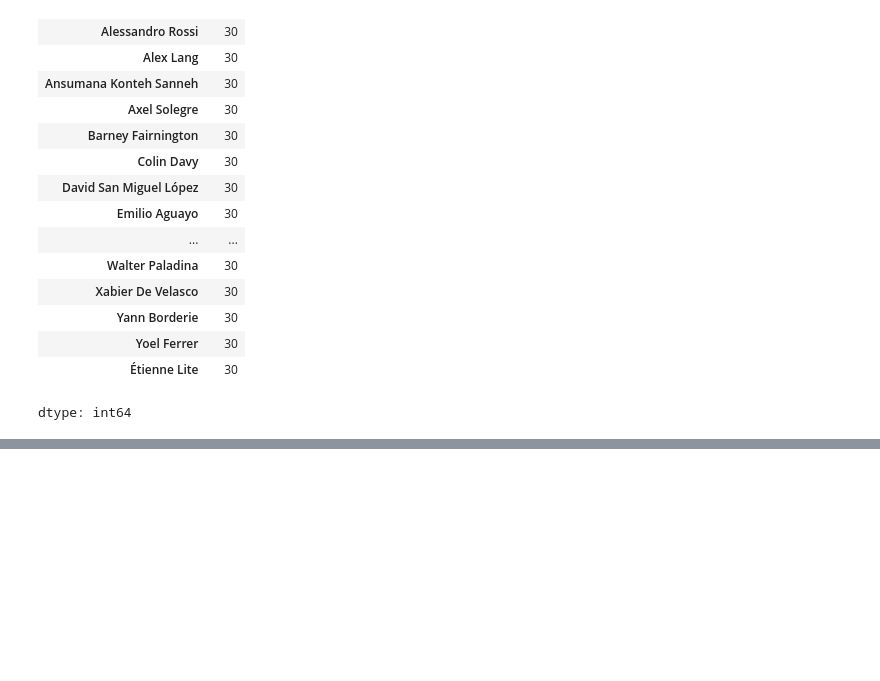
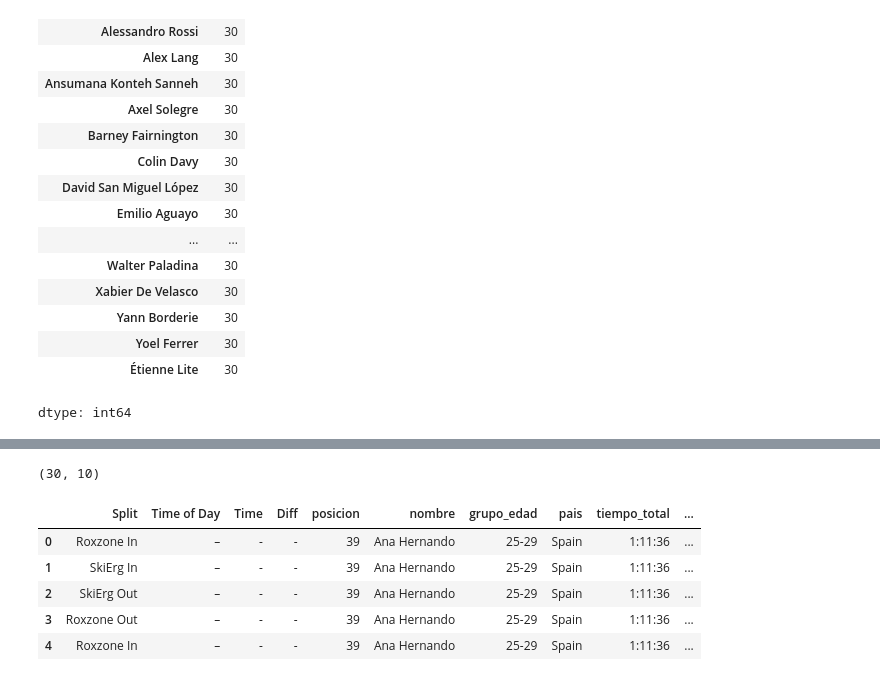
Before and after one commit to JaimeTS/hyrox-analysis, a Jupyter notebook: notebooks/01_scraping_hyrox.ipynb, the cells around one changed output, grey strips where cells are left out. Drawn from its saved outputs; the diff is of its cells as text; code cells hidden in the pictures; blank space fills up the shorter version.

```diff
--- a/notebooks/01_scraping_hyrox.ipynb
+++ b/notebooks/01_scraping_hyrox.ipynb
@@ -879,0 +933,53 @@ df_splits_todos.to_csv("barcelona2026_hyrox_men_splits.csv", index=False)
+# %%
+def extraer_splits_atleta(fila_atleta):
+    url_resultado = fila_atleta["analyze_url"]
+    url_splits = url_resultado + "?tab=splits"
+
+    response = requests.get(url_splits, headers=headers)
+
+    tablas = pd.read_html(StringIO(response.text))
+
+    tablas_limpias = []
+
+    for tabla in tablas:
+        # Solo nos interesan tablas con las 4 columnas de splits
+        if tabla.shape[1] != 4:
+            continue
+
+        tabla = tabla.copy()
+        tabla.columns = ["Split", "Time of Day", "Time", "Diff"]
+
+        # Eliminamos filas completamente vacías o cabeceras repetidas
+        tabla = tabla.dropna(how="all")
+        tabla = tabla[tabla["Split"].astype(str) != "Split"]
+
+        tablas_limpias.append(tabla)
+
+    if len(tablas_limpias) == 0:
+        raise ValueError("No se encontraron tablas válidas de splits")
+
+    df_splits = pd.concat(tablas_limpias, ignore_index=True)
+
+    df_splits["posicion"] = fila_atleta["posicion"]
+    df_splits["nombre"] = fila_atleta["nombre"]
+    df_splits["grupo_edad"] = fila_atleta["grupo_edad"]
+    df_splits["pais"] = fila_atleta["pais"]
+    df_splits["tiempo_total"] = fila_atleta["tiempo"]
+    df_splits["analyze_url"] = fila_atleta["analyze_url"]
+
+    return df_splits
+# %%
+fila = df_categoria_women.iloc[38]
+
+df_test = extraer_splits_atleta(fila)
+
+print(df_test.shape)
+display(df_test.head())
+# %% [output]
+(30, 10)
+|  | Split | Time of Day | Time | Diff | posicion | nombre | grupo_edad | pais | tiempo_total | ... |
+| 0 | Roxzone In | – | - | - | 39 | Ana Hernando | 25-29 | Spain | 1:11:36 | ... |
+| 1 | SkiErg In | – | - | - | 39 | Ana Hernando | 25-29 | Spain | 1:11:36 | ... |
+| 2 | SkiErg Out | – | - | - | 39 | Ana Hernando | 25-29 | Spain | 1:11:36 | ... |
+| 3 | Roxzone Out | – | - | - | 39 | Ana Hernando | 25-29 | Spain | 1:11:36 | ... |
+| 4 | Roxzone In | – | - | - | 39 | Ana Hernando | 25-29 | Spain | 1:11:36 | ... |
```
Also changed, not shown: parts of 25 cells of this notebook.
